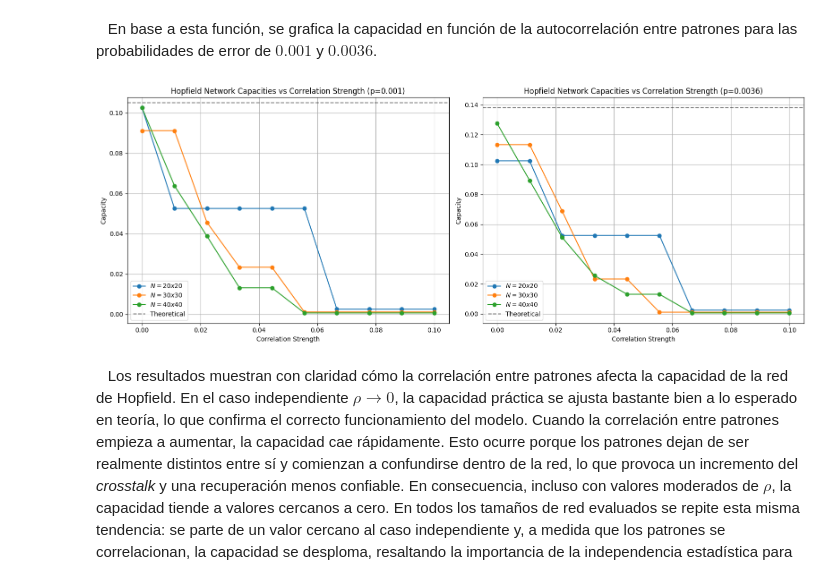
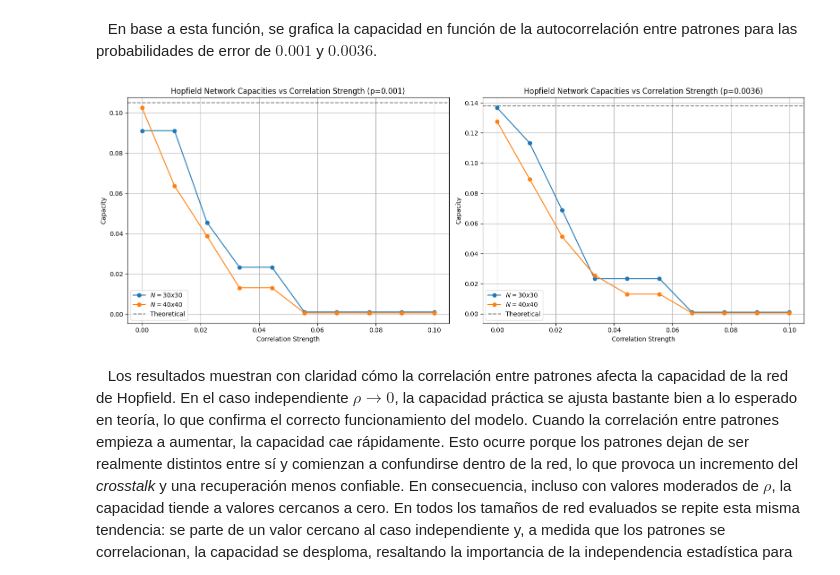
Before and after one commit to felipeperassi/Neural-Networks, a Jupyter notebook: Hopfield-Networks/HopfieldNetworks.ipynb, the cells around one changed output. Cells and saved outputs as stored; diff of their text form; code cells hidden in the pictures.

```diff
--- a/Hopfield-Networks/HopfieldNetworks.ipynb
+++ b/Hopfield-Networks/HopfieldNetworks.ipynb
@@ -960,7 +960,7 @@ def get_multiple_parameters(size, probas_error, independence=True, rhos=None, re
     if independence:
         previous_max_pattern = 1
         for proba in probas_error:
-            n_patterns = np.linspace(previous_max_pattern, previous_max_pattern + 200, 50, dtype=int)
+            n_patterns = np.linspace(previous_max_pattern, previous_max_pattern + 1000, 50, dtype=int)
             aux = get_parameters(n_patterns, size, proba, independence=True, rho=None, remove_rate=remove_rate)
             results.append(aux)
             previous_max_pattern = aux[1]
@@ -1171,10 +1169,10 @@ def plot_capacities_vs_correlation(sizes, rhos, proba, theoretical, iteration) -
 # %%
 rhos_correlate = np.linspace(0, 0.1, 10)
 
 for i in range(2):
-    plot_capacities_vs_correlation(sizes[1::], list(rhos_correlate), probas_error[i], theo_capacity[i], i+1)
+    plot_capacities_vs_correlation(sizes[2::], list(rhos_correlate), probas_error[i], theo_capacity[i], i+1)
 # %% [output]
-[figure, old version]
+[figure, new version]
 # %% [markdown]
 &ensp; Los resultados muestran con claridad cómo la correlación entre patrones afecta la capacidad de la red de Hopfield. En el caso independiente $\rho \to 0$, la capacidad práctica se ajusta bastante bien a lo esperado en teoría, lo que confirma el correcto funcionamiento del modelo. Cuando la correlación entre patrones empieza a aumentar, la capacidad cae rápidamente. Esto ocurre porque los patrones dejan de ser realmente distintos entre sí y comienzan a confundirse dentro de la red, lo que provoca un incremento del *crosstalk* y una recuperación menos confiable. En consecuencia, incluso con valores moderados de $\rho$, la capacidad tiende a valores cercanos a cero. En todos los tamaños de red evaluados se repite esta misma tendencia: se parte de un valor cercano al caso independiente y, a medida que los patrones se correlacionan, la capacidad se desploma, resaltando la importancia de la independencia estadística para mantener un buen almacenamiento en la red.
 
```
Also changed, not shown: parts of 17 cells of this notebook, 9 other files.
